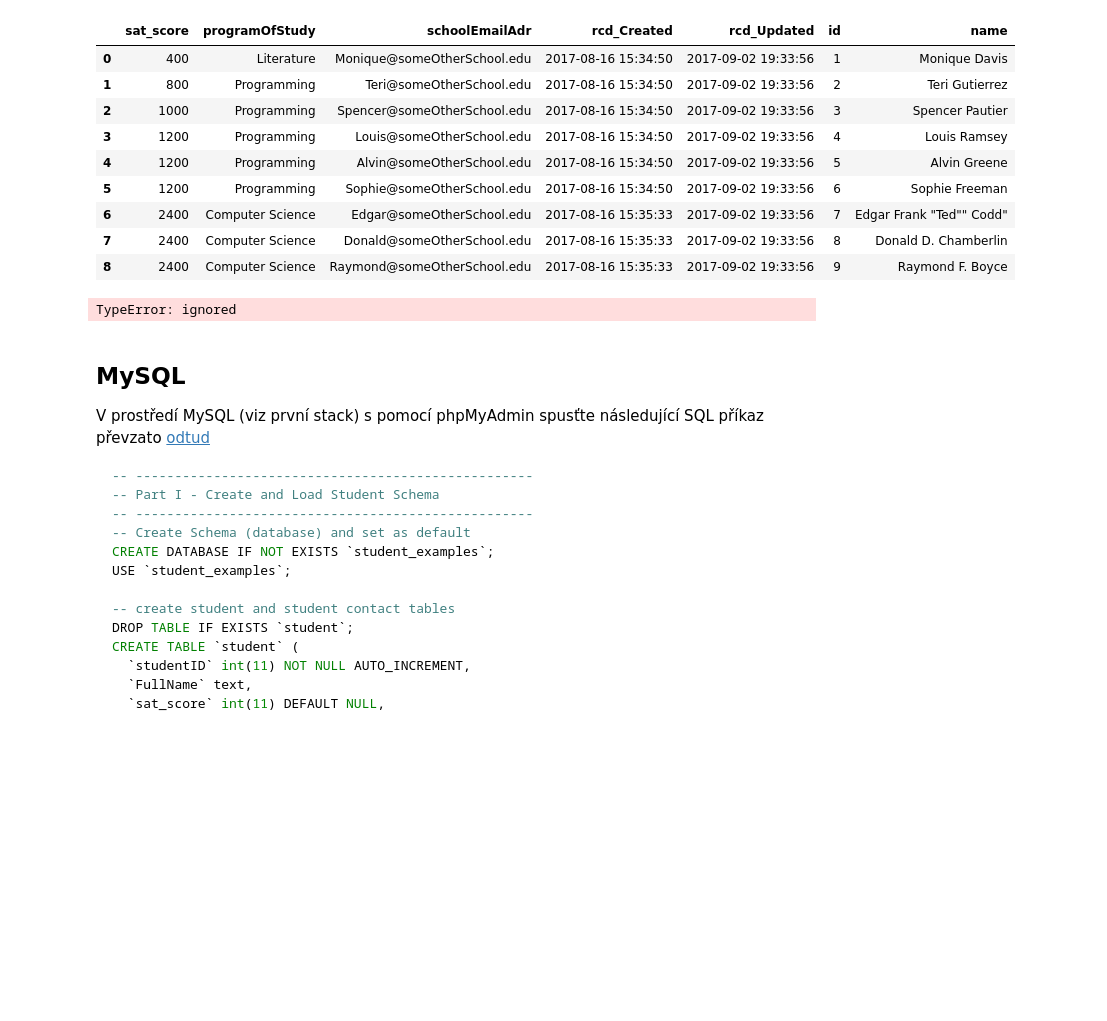
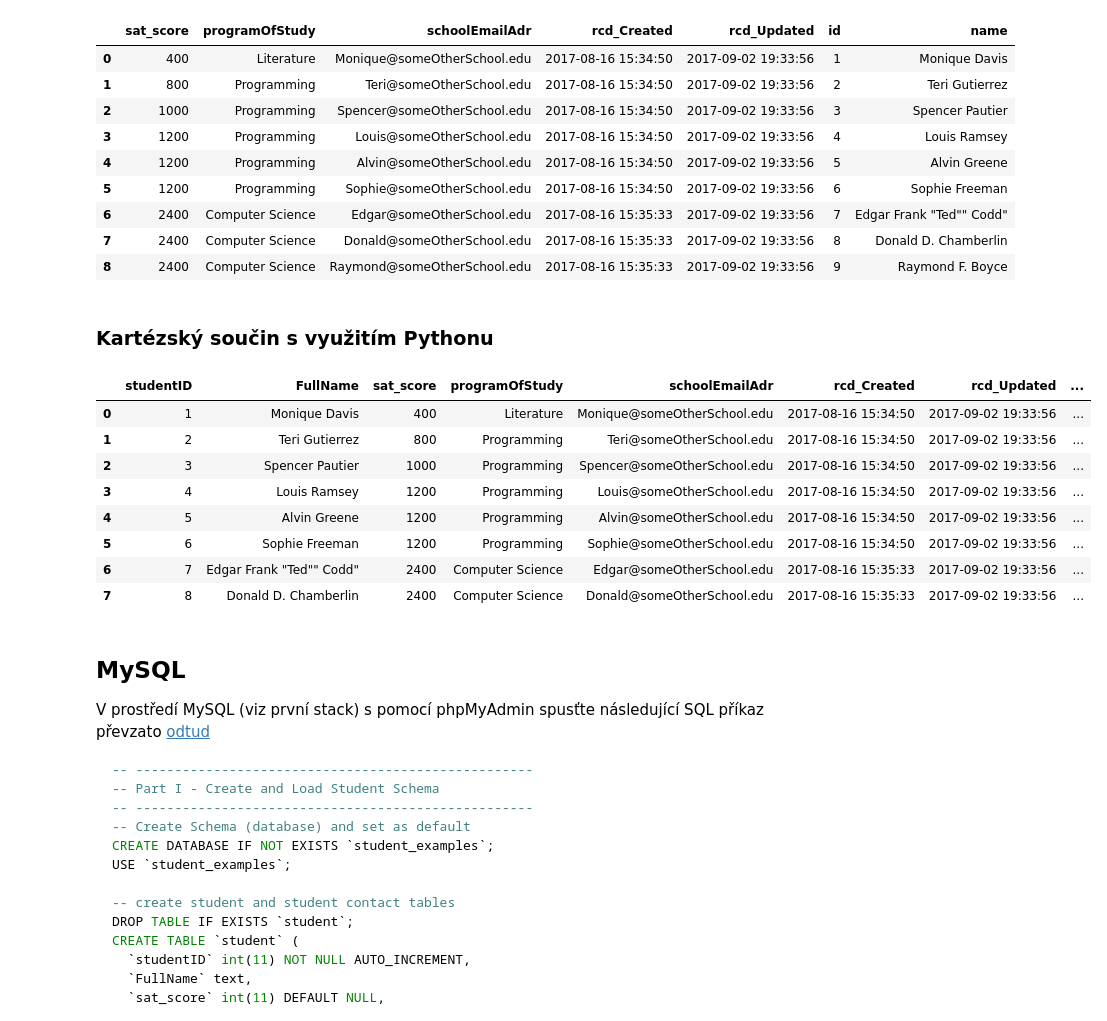
Before and after one commit to hrbolek/learning, a Jupyter notebook: itsystems/database.ipynb, the cells around one changed output. Saved outputs shown, nothing was run; the diff lists cells and outputs as text; code cells hidden in the pictures; blank space fills up the shorter version.

```diff
--- a/itsystems/database.ipynb
+++ b/itsystems/database.ipynb
@@ -314,26 +316,48 @@ displayData(renamedColumnsResults)
 | 6 | 2400 | Computer Science | Edgar@someOtherSchool.edu | 2017-08-16 15:35:33 | 2017-09-02 19:33:56 | 7 | Edgar Frank "Ted"" Codd" |
 | 7 | 2400 | Computer Science | Donald@someOtherSchool.edu | 2017-08-16 15:35:33 | 2017-09-02 19:33:56 | 8 | Donald D. Chamberlin |
 | 8 | 2400 | Computer Science | Raymond@someOtherSchool.edu | 2017-08-16 15:35:33 | 2017-09-02 19:33:56 | 9 | Raymond F. Boyce |
+# %% [markdown]
+### Kartézský součin s využitím Pythonu
 # %%
 from itertools import product
 #https://docs.python.org/3/library/itertools.html#itertools.product
 def createCartesian(joinF):
   def cartesian(firstG, secondG):
-    return filter(product(firstG, secondG), joinF)
+    return map(lambda item: {**item[0], **item[1]}, filter(joinF, product(firstG, secondG)))
   return cartesian
 
-namedStudents = tuple2dictionarySeq(namesStudents, dataStudents)
-namedContacts = tuple2dictionarySeq(namesContacts, dataContactInfo)
+def createCartesianEx(joinF): #stejne jako createCartesian
+  def cartesian(firstG, secondG):
+    result = ({**f, **g} for f in firstG for g in secondG if joinF((f, g)))
+    return result
+  return cartesian
 
-joinF = lambda left, right: left['studentID'] == right['studentID']
-cartesian = createCartesian(joinF)
+def createCartesianReadable(joinF):# 'skoro' stejne jako createCartesian
+  def cartesian(firstG, secondG):
+    for f in firstG:
+      for g in secondG:
+        if (joinF((f, g))):
+          yield {**f, **g}
+  return cartesian
+
+namedStudents = list(tuple2dictionarySeq(namesStudents, dataStudents))
+namedContacts = list(tuple2dictionarySeq(namesContacts, dataContactInfo))
+
+joinF = lambda item: item[0]['studentID'] == item[1]['studentID']
+cartesian = createCartesianEx(joinF)
+
 cartesianResult = cartesian(namedStudents, namedContacts)
-
-displayData(product(namedStudents, namedContacts))
 displayData(cartesianResult)
-#displayData(namedContacts)
 # %% [output]
-TypeError: ignored
+|  | studentID | FullName | sat_score | programOfStudy | schoolEmailAdr | rcd_Created | rcd_Updated | ... |
+| 0 | 1 | Monique Davis | 400 | Literature | Monique@someOtherSchool.edu | 2017-08-16 15:34:50 | 2017-09-02 19:33:56 | ... |
+| 1 | 2 | Teri Gutierrez | 800 | Programming | Teri@someOtherSchool.edu | 2017-08-16 15:34:50 | 2017-09-02 19:33:56 | ... |
+| 2 | 3 | Spencer Pautier | 1000 | Programming | Spencer@someOtherSchool.edu | 2017-08-16 15:34:50 | 2017-09-02 19:33:56 | ... |
+| 3 | 4 | Louis Ramsey | 1200 | Programming | Louis@someOtherSchool.edu | 2017-08-16 15:34:50 | 2017-09-02 19:33:56 | ... |
+| 4 | 5 | Alvin Greene | 1200 | Programming | Alvin@someOtherSchool.edu | 2017-08-16 15:34:50 | 2017-09-02 19:33:56 | ... |
+| 5 | 6 | Sophie Freeman | 1200 | Programming | Sophie@someOtherSchool.edu | 2017-08-16 15:34:50 | 2017-09-02 19:33:56 | ... |
+| 6 | 7 | Edgar Frank "Ted"" Codd" | 2400 | Computer Science | Edgar@someOtherSchool.edu | 2017-08-16 15:35:33 | 2017-09-02 19:33:56 | ... |
+| 7 | 8 | Donald D. Chamberlin | 2400 | Computer Science | Donald@someOtherSchool.edu | 2017-08-16 15:35:33 | 2017-09-02 19:33:56 | ... |
 # %% [markdown]
  ## MySQL
 
```
Also changed, not shown: parts of 4 cells of this notebook.
